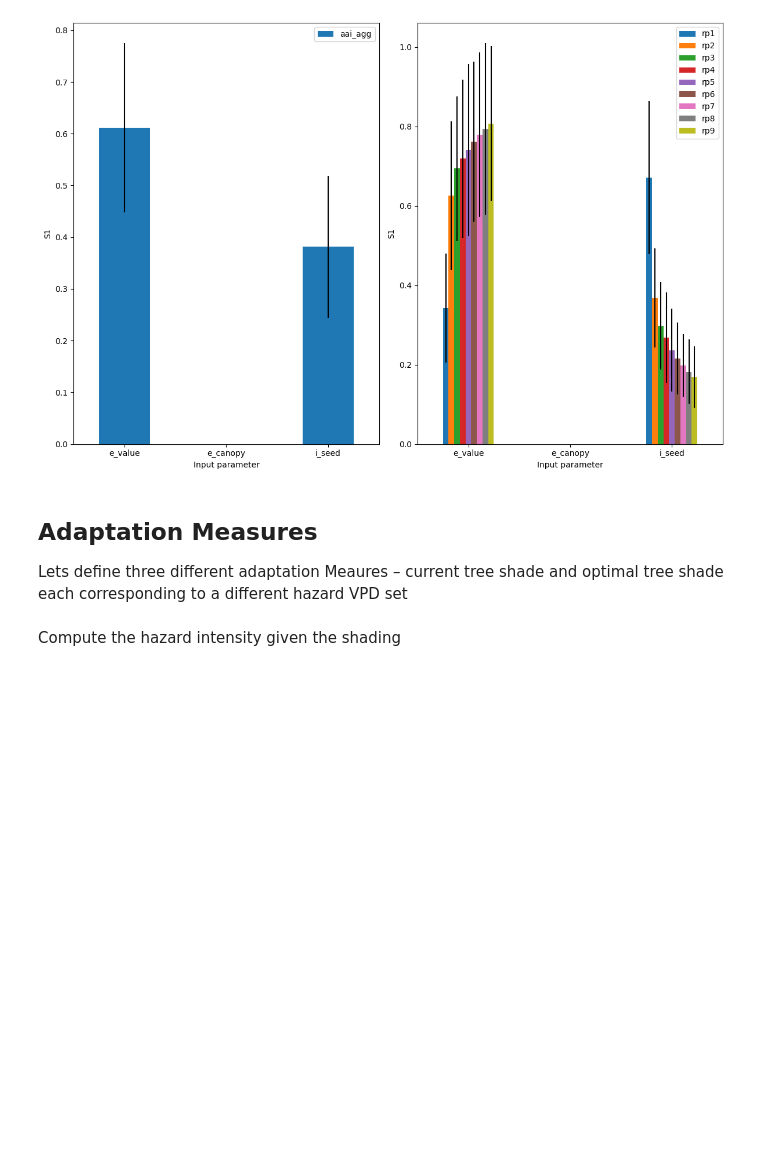
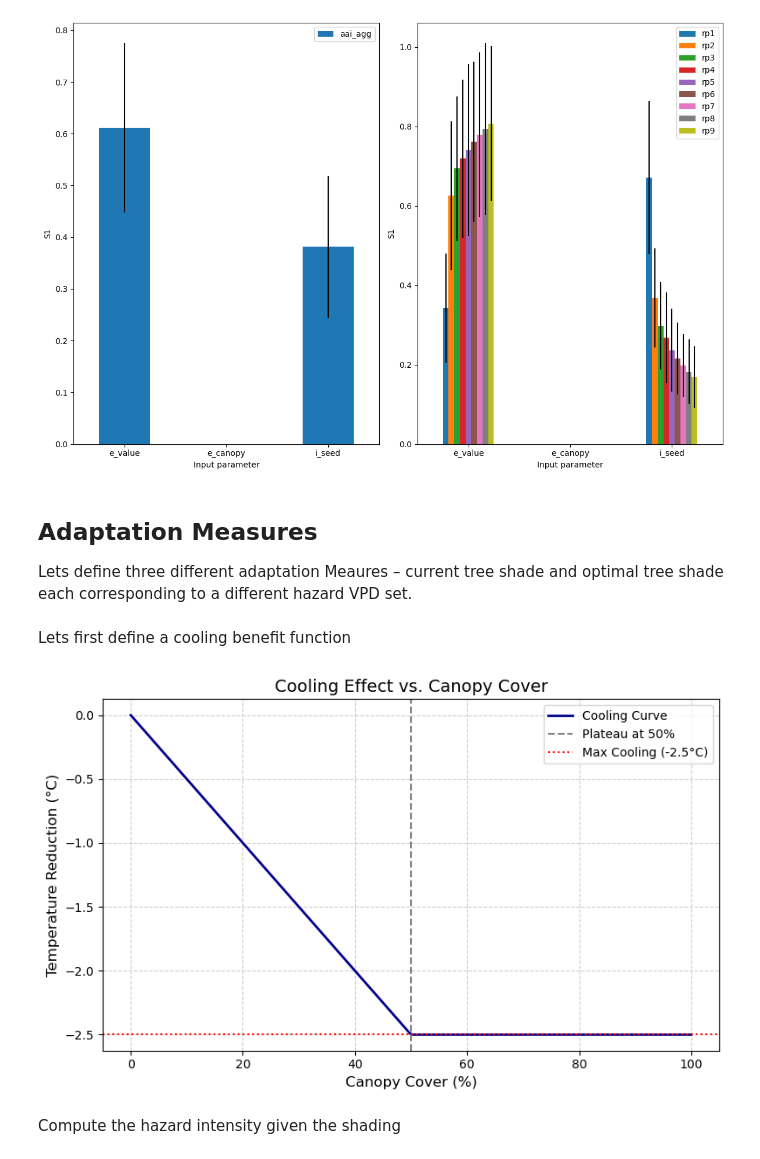
Before and after one commit to zeliest/coffee_banana_cacao_climate_risk, a Jupyter notebook: VPD + Empirical.ipynb, the cells around one changed output. Cells and saved outputs as stored; diff of their text form; code cells hidden in the pictures; blank space fills up the shorter version.

```diff
--- a/VPD + Empirical.ipynb
+++ b/VPD + Empirical.ipynb
@@ -620,7 +648,61 @@ output_imp.plot_sensitivity(figsize=(12, 8));
 # %% [markdown]
 ## Adaptation Measures
 
-Lets define three different adaptation Meaures – current tree shade and optimal tree shade each corresponding to a different hazard VPD set
+Lets define three different adaptation Meaures – current tree shade and optimal tree shade each corresponding to a different hazard VPD set.
+# %% [markdown]
+Lets first define a cooling benefit function
+# %%
+import numpy as np
+import matplotlib.pyplot as plt
+
+def canopy_cooling(canopy_cover_percent, max_cooling=2.5, plateau_at=50):
+    """
+    General cooling function: linear increase until a plateau.
+
+    Parameters:
+    - canopy_cover_percent : float or np.array
+        Canopy cover in percent (0 to 100).
+    - max_cooling : float
+        Maximum cooling in °C (positive value, e.g., 2.5°C).
+    - plateau_at : float
+        Canopy cover (%) at which max_cooling is reached.
+
+    Returns:
+    - cooling : np.array
+        Cooling values in °C (negative).
+    """
+    canopy_cover_percent = np.clip(canopy_cover_percent, 0, 100)
+    slope = -max_cooling / plateau_at
+    cooling = np.where(
+        canopy_cover_percent <= plateau_at,
+        slope * canopy_cover_percent,
+        -max_cooling
+    )
+    return cooling
+
+# Plot the cooling function
+canopy = np.linspace(0, 100, 200)
+max_cooling = 2.5  # Updated max cooling
+plateau_at = 50    # Updated plateau point
+cooling = canopy_cooling(canopy, max_cooling=max_cooling, plateau_at=plateau_at)
+
+# Plot
+plt.figure(figsize=(8, 5))
+plt.plot(canopy, cooling, label='Cooling Curve', color='darkblue', linewidth=2)
+plt.axvline(plateau_at, color='gray', linestyle='--', label=f'Plateau at {plateau_at}%')
+plt.axhline(-max_cooling, color='red', linestyle=':', label=f'Max Cooling (-{max_cooling}°C)')
+
+# Styling
+plt.title('Cooling Effect vs. Canopy Cover', fontsize=14)
+plt.xlabel('Canopy Cover (%)', fontsize=12)
+plt.ylabel('Temperature Reduction (°C)', fontsize=12)
+plt.grid(True, linestyle='--', alpha=0.6)
+plt.legend()
+plt.tight_layout()
+
+plt.show()
+# %% [output]
+[figure, added]
 # %% [markdown]
 Compute the hazard intensity given the shading
 # %%
```
Also changed, not shown: parts of 23 cells of this notebook.
